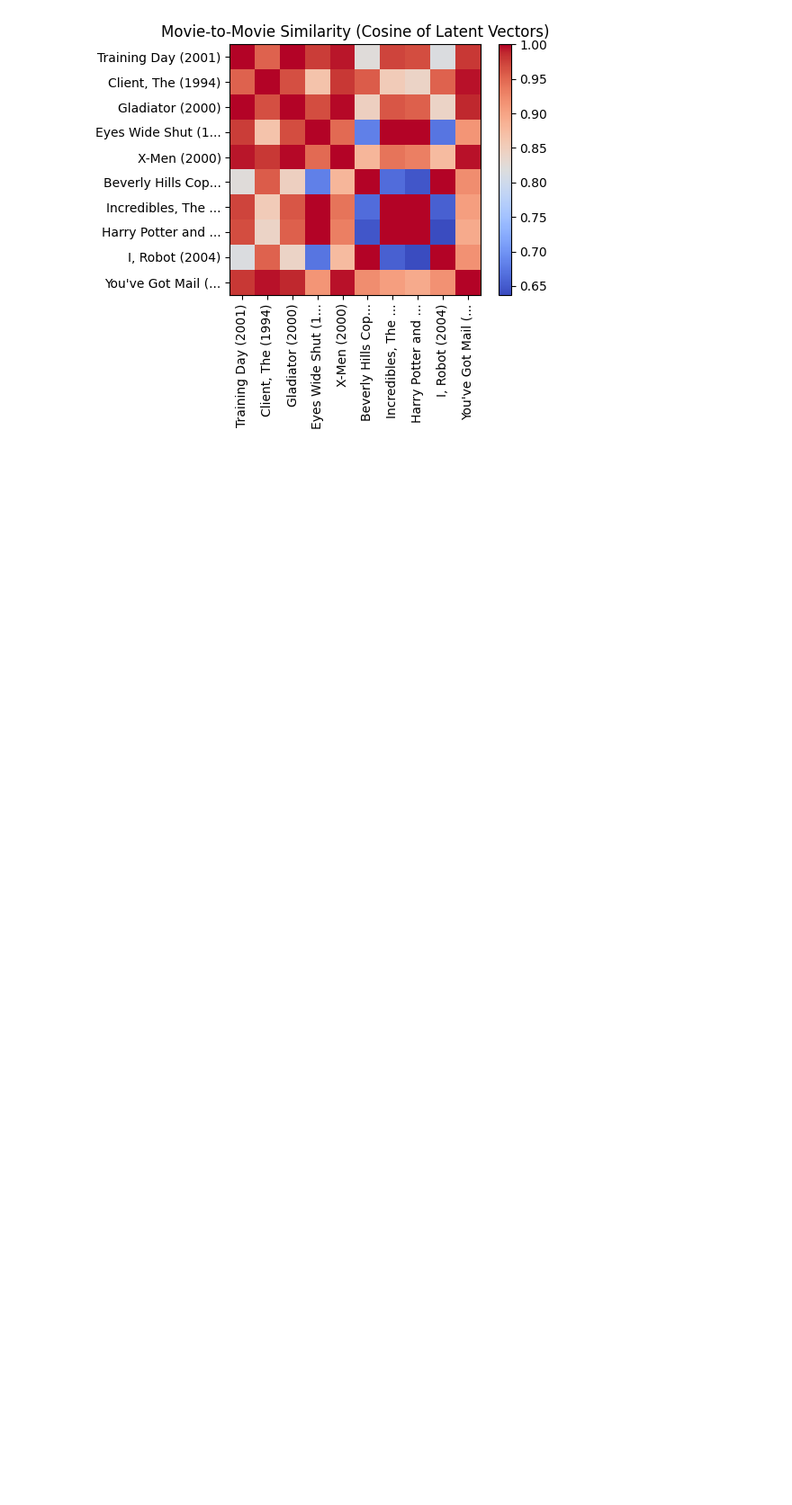
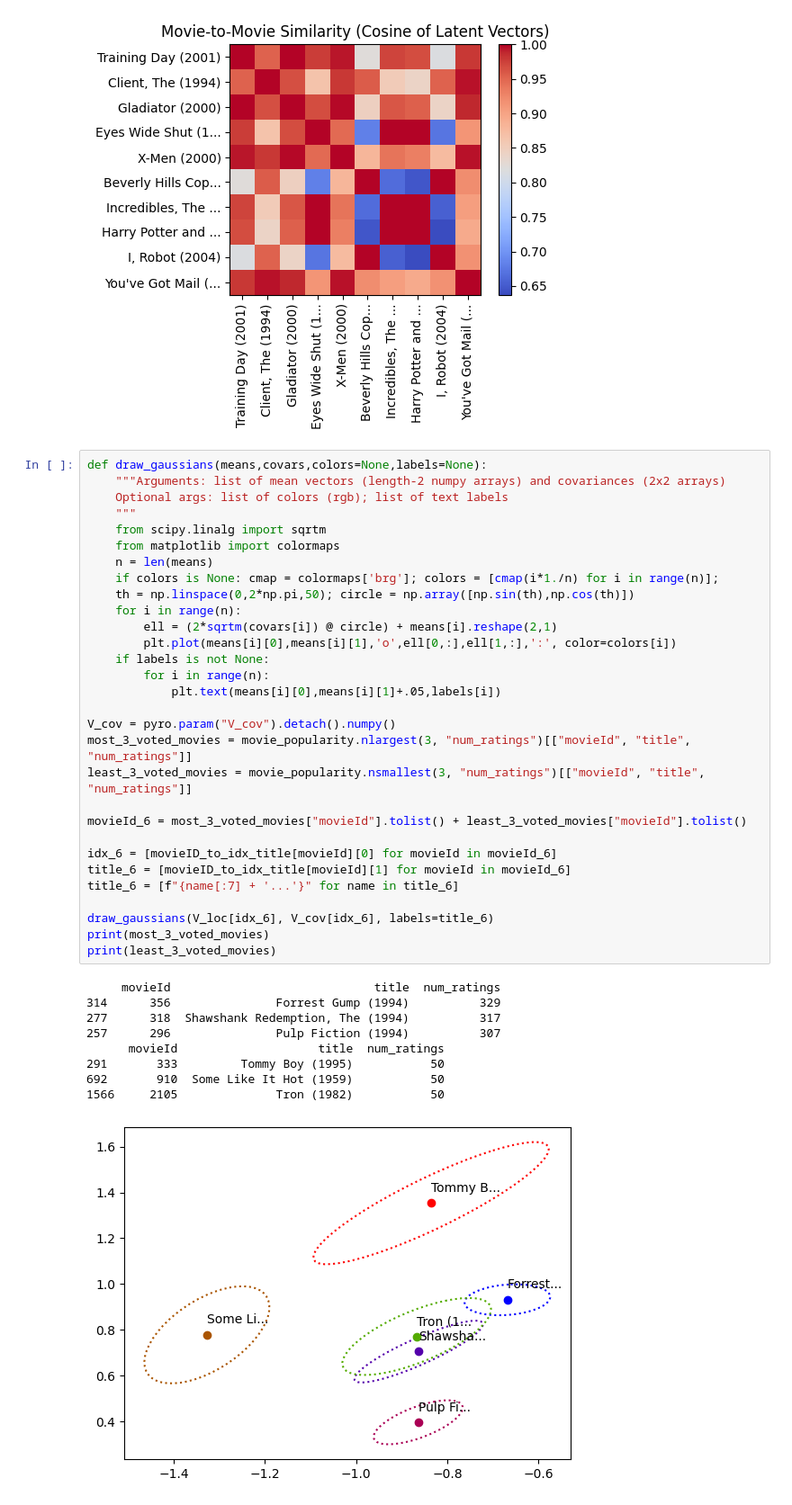
Before and after one commit to kotarokuma/CS179-Final-Project, a Jupyter notebook: model.ipynb, the cells around one changed output. Shown at 90% size. Cells and saved outputs as stored; diff of their text form; blank space fills up the shorter version.

Commit message:
show how num_rating affect uncertainty

```diff
--- a/model.ipynb
+++ b/model.ipynb
@@ -206,3 +206,43 @@ plot_movie_similarity_matrix(V_loc_10_random, movie_title)
 # %% [output]
 [figure]
 [figure]
+# %%
+def draw_gaussians(means,covars,colors=None,labels=None):
+    """Arguments: list of mean vectors (length-2 numpy arrays) and covariances (2x2 arrays)
+    Optional args: list of colors (rgb); list of text labels
+    """
+    from scipy.linalg import sqrtm
+    from matplotlib import colormaps
+    n = len(means)
+    if colors is None: cmap = colormaps['brg']; colors = [cmap(i*1./n) for i in range(n)];
+    th = np.linspace(0,2*np.pi,50); circle = np.array([np.sin(th),np.cos(th)])
+    for i in range(n):
+        ell = (2*sqrtm(covars[i]) @ circle) + means[i].reshape(2,1)
+        plt.plot(means[i][0],means[i][1],'o',ell[0,:],ell[1,:],':', color=colors[i])
+    if labels is not None:
+        for i in range(n):
+            plt.text(means[i][0],means[i][1]+.05,labels[i])
+
+V_cov = pyro.param("V_cov").detach().numpy()
+most_3_voted_movies = movie_popularity.nlargest(3, "num_ratings")[["movieId", "title", "num_ratings"]]
+least_3_voted_movies = movie_popularity.nsmallest(3, "num_ratings")[["movieId", "title", "num_ratings"]]
+
+movieId_6 = most_3_voted_movies["movieId"].tolist() + least_3_voted_movies["movieId"].tolist()
+
+idx_6 = [movieID_to_idx_title[movieId][0] for movieId in movieId_6]
+title_6 = [movieID_to_idx_title[movieId][1] for movieId in movieId_6]
+title_6 = [f"{name[:7] + '...'}" for name in title_6]
+
+draw_gaussians(V_loc[idx_6], V_cov[idx_6], labels=title_6)
+print(most_3_voted_movies)
+print(least_3_voted_movies)
+# %% [output]
+     movieId                             title  num_ratings
+314      356               Forrest Gump (1994)          329
+277      318  Shawshank Redemption, The (1994)          317
+257      296               Pulp Fiction (1994)          307
+      movieId                    title  num_ratings
+291       333         Tommy Boy (1995)           50
+692       910  Some Like It Hot (1959)           50
+1566     2105              Tron (1982)           50
+[figure, added]
```
